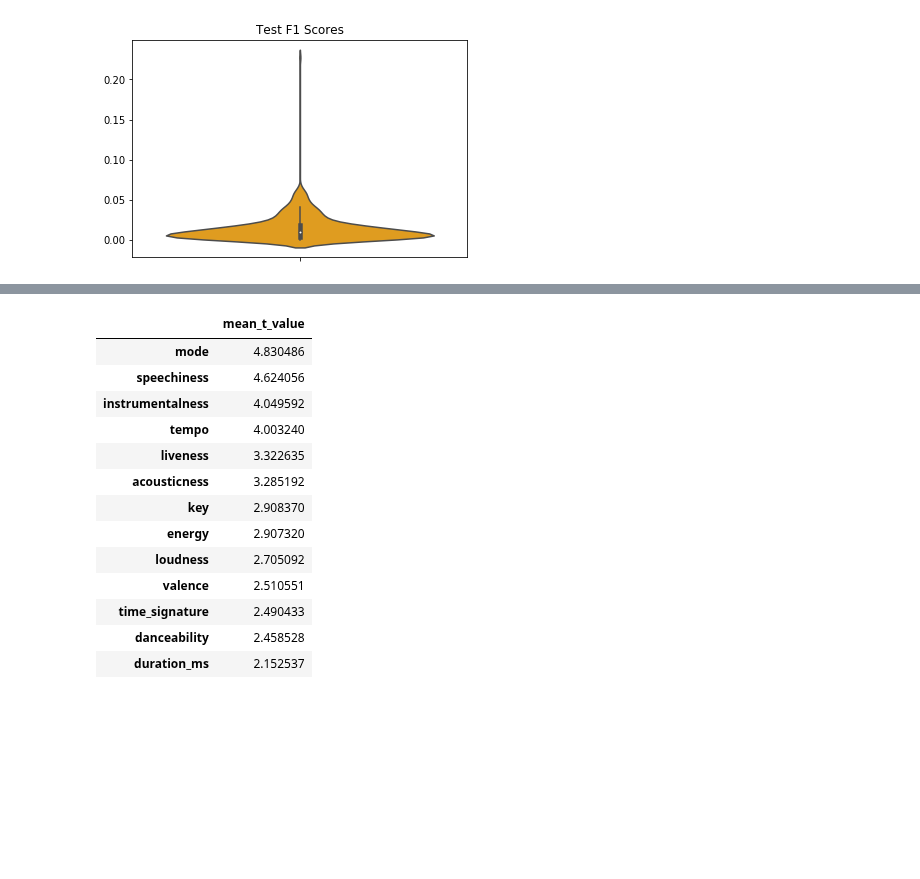
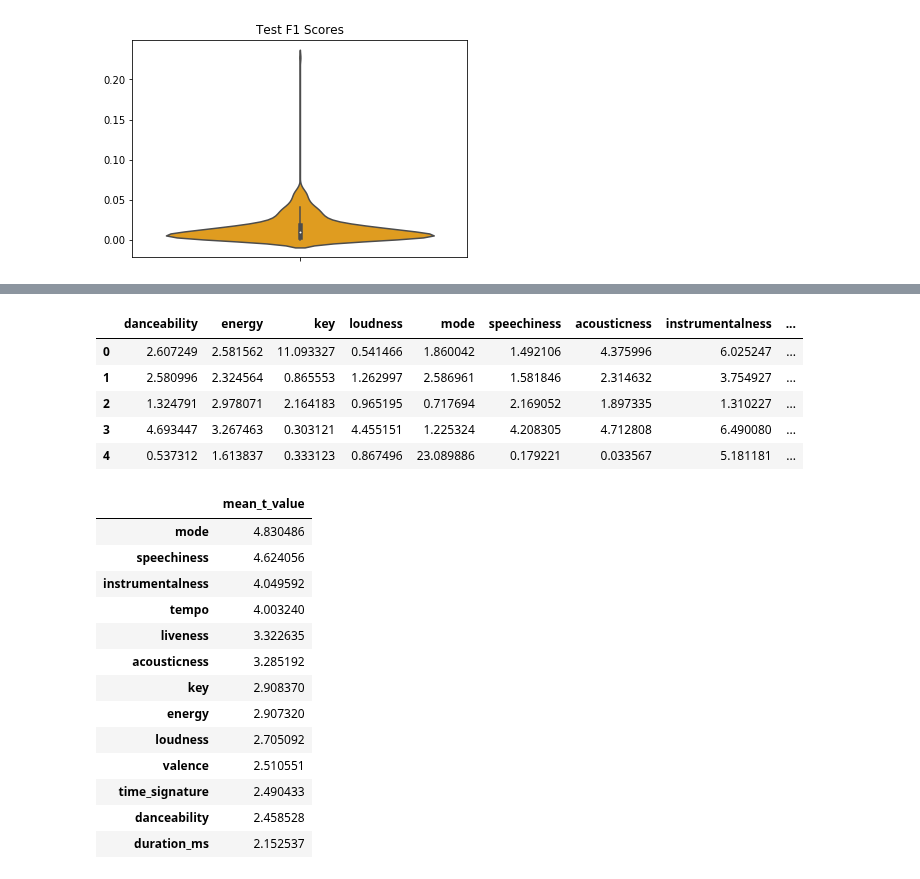
Before and after one commit to spotted-d/spotify-project, a Jupyter notebook: notebooks/emily_milestone_4.ipynb, the cells around one changed output, grey strips where cells are left out. Drawn from its saved outputs; the diff is of its cells as text; code cells hidden in the pictures; blank space fills up the shorter version.

```diff
--- a/notebooks/emily_milestone_4.ipynb
+++ b/notebooks/emily_milestone_4.ipynb
@@ -392,3 +397,13 @@ def predictor_t_values(X_train, y_train, playlists):
 predictor_t_values = get_top_10_tvalues(X_train_df, y_train_df, playlist_indices)
 # %% [output]
 [interactive output not drawn]
+# %%
+cached_t_values = predictor_t_values.copy()
+display(cached_t_values.head())
+# %% [output]
+|  | danceability | energy | key | loudness | mode | speechiness | acousticness | instrumentalness | ... |
+| 0 | 2.607249 | 2.581562 | 11.093327 | 0.541466 | 1.860042 | 1.492106 | 4.375996 | 6.025247 | ... |
+| 1 | 2.580996 | 2.324564 | 0.865553 | 1.262997 | 2.586961 | 1.581846 | 2.314632 | 3.754927 | ... |
+| 2 | 1.324791 | 2.978071 | 2.164183 | 0.965195 | 0.717694 | 2.169052 | 1.897335 | 1.310227 | ... |
+| 3 | 4.693447 | 3.267463 | 0.303121 | 4.455151 | 1.225324 | 4.208305 | 4.712808 | 6.490080 | ... |
+| 4 | 0.537312 | 1.613837 | 0.333123 | 0.867496 | 23.089886 | 0.179221 | 0.033567 | 5.181181 | ... |
```
Also changed, not shown: parts of 5 cells of this notebook, 9 other files.
